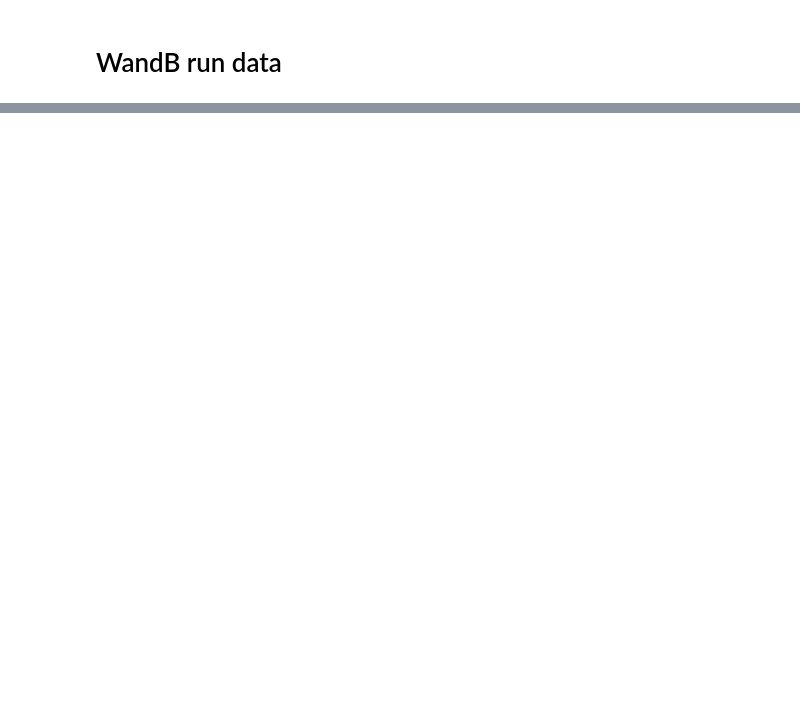
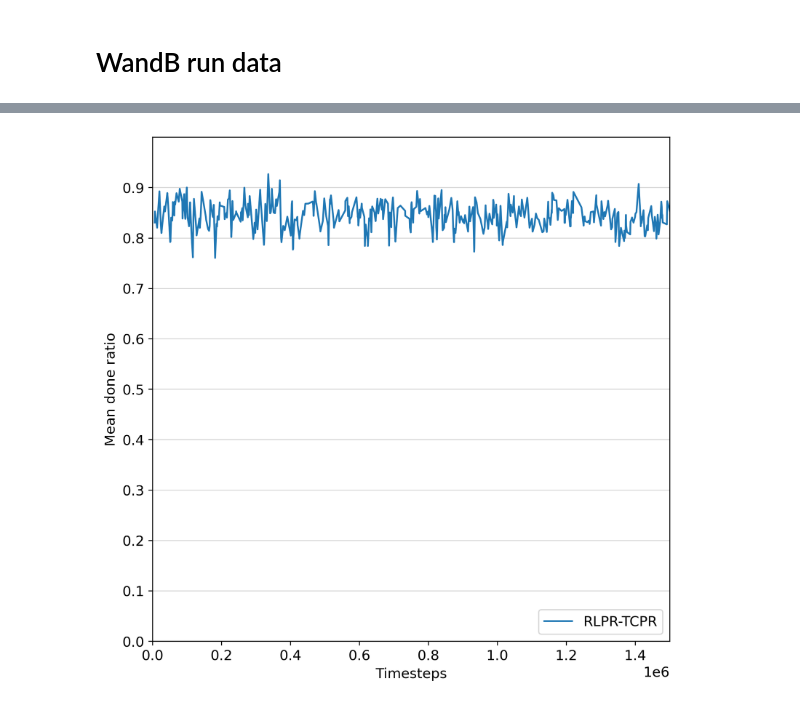
Before and after one commit to wullli/flatlander, a Jupyter notebook: notebooks/plot_baselines.ipynb, the cells around one changed output, grey strips where cells are left out. Saved outputs shown, nothing was run; the diff lists cells and outputs as text; code cells hidden in the pictures; blank space fills up the shorter version.

```diff
--- a/notebooks/plot_baselines.ipynb
+++ b/notebooks/plot_baselines.ipynb
@@ -84,0 +87,26 @@ f.savefig("./rlpr_plot.pdf", bbox_inches='tight')
+# %%
+x_key = "timesteps_total"
+y_key = "custom_metrics/percentage_complete_mean"
+
+color_idx = 0
+f = figure(num=None, figsize=(8, 8), dpi=300, facecolor='w', edgecolor='k')
+
+plt.xlim((0, 1.5e6))
+plt.ylim((0, 1))
+
+for gn, dfs in grouped_dfs.items():
+    color = list(mcolors.TABLEAU_COLORS.values())[color_idx]
+    plot_with_error_band(x_key, y_key, dfs, color, label=gn)
+    color_idx += 1
+
+plt.yticks(ticks=np.arange(0, 1, 0.1))
+plt.grid(axis='y', alpha=0.5)
+plt.legend(loc="lower right")
+plt.ylabel("Mean done ratio")
+plt.xlabel("Timesteps")
+plt.title("")
+plt.show()
+
+f.savefig("./rlpr_doneratios.pdf", bbox_inches='tight')
+# %% [output]
+[figure, added]
```
Also changed, not shown: parts of 4 cells of this notebook, 10 other files.
